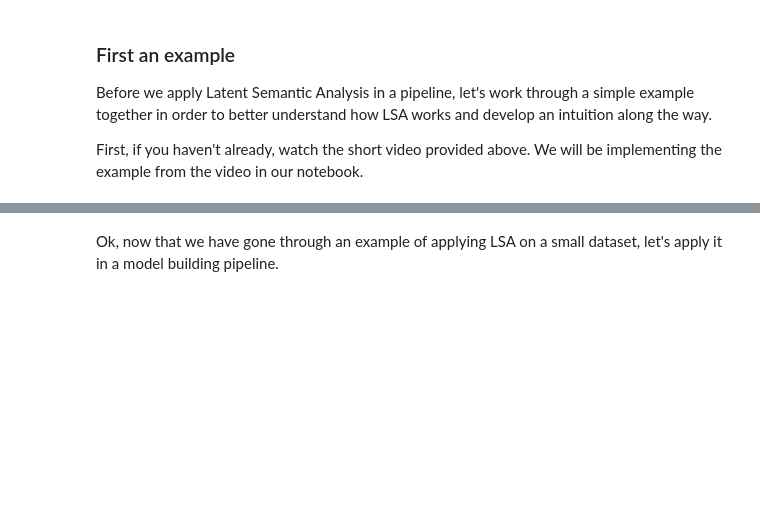
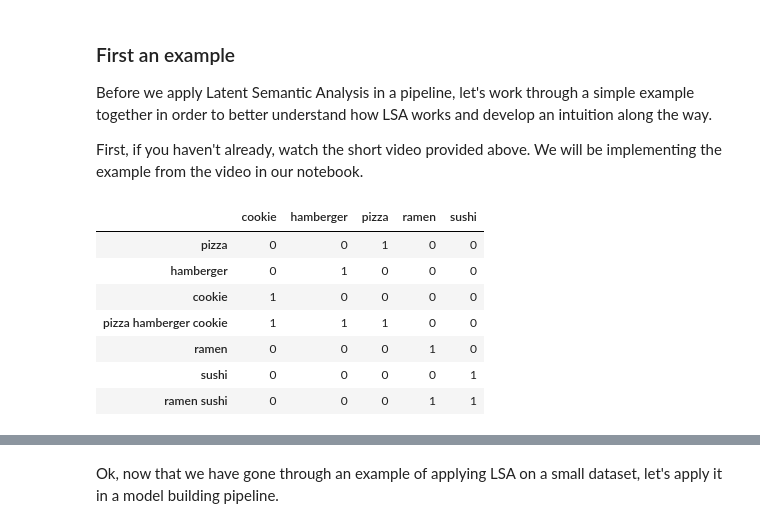
Before and after one commit to keilayb/DS-Unit-4-Sprint-1-NLP, a Jupyter notebook: module3-document-classification/LS_DS_413_Document_Classification_Lecture.ipynb, the cells around one changed output, grey strips where cells are left out. Drawn from its saved outputs; the diff is of its cells as text; code cells hidden in the pictures; blank space fills up the shorter version.

```diff
--- a/module3-document-classification/LS_DS_413_Document_Classification_Lecture.ipynb
+++ b/module3-document-classification/LS_DS_413_Document_Classification_Lecture.ipynb
@@ -137,3 +196,22 @@ raise NotImplementedError()
+# %%
+# CREATE Term-Frequency matrix
+
+tf_vect = CountVectorizer()
+tfm = tf_vect.fit_transform(data)
+tfm = pd.DataFrame(data=tfm.toarray(), columns = tf_vect.get_feature_names())
+
+tfm.index = data
+
+tfm
+# %% [output]
+|  | cookie | hamberger | pizza | ramen | sushi |
+| pizza | 0 | 0 | 1 | 0 | 0 |
+| hamberger | 0 | 1 | 0 | 0 | 0 |
+| cookie | 1 | 0 | 0 | 0 | 0 |
+| pizza hamberger cookie | 1 | 1 | 1 | 0 | 0 |
+| ramen | 0 | 0 | 0 | 1 | 0 |
+| sushi | 0 | 0 | 0 | 0 | 1 |
+| ramen sushi | 0 | 0 | 0 | 1 | 1 |
 # %%
 # Use SVD to transform our Term-Frequency matrix into a Topic matrix with reduced dimensionality
 
```
Also changed, not shown: parts of 34 cells of this notebook, 7 other files.
